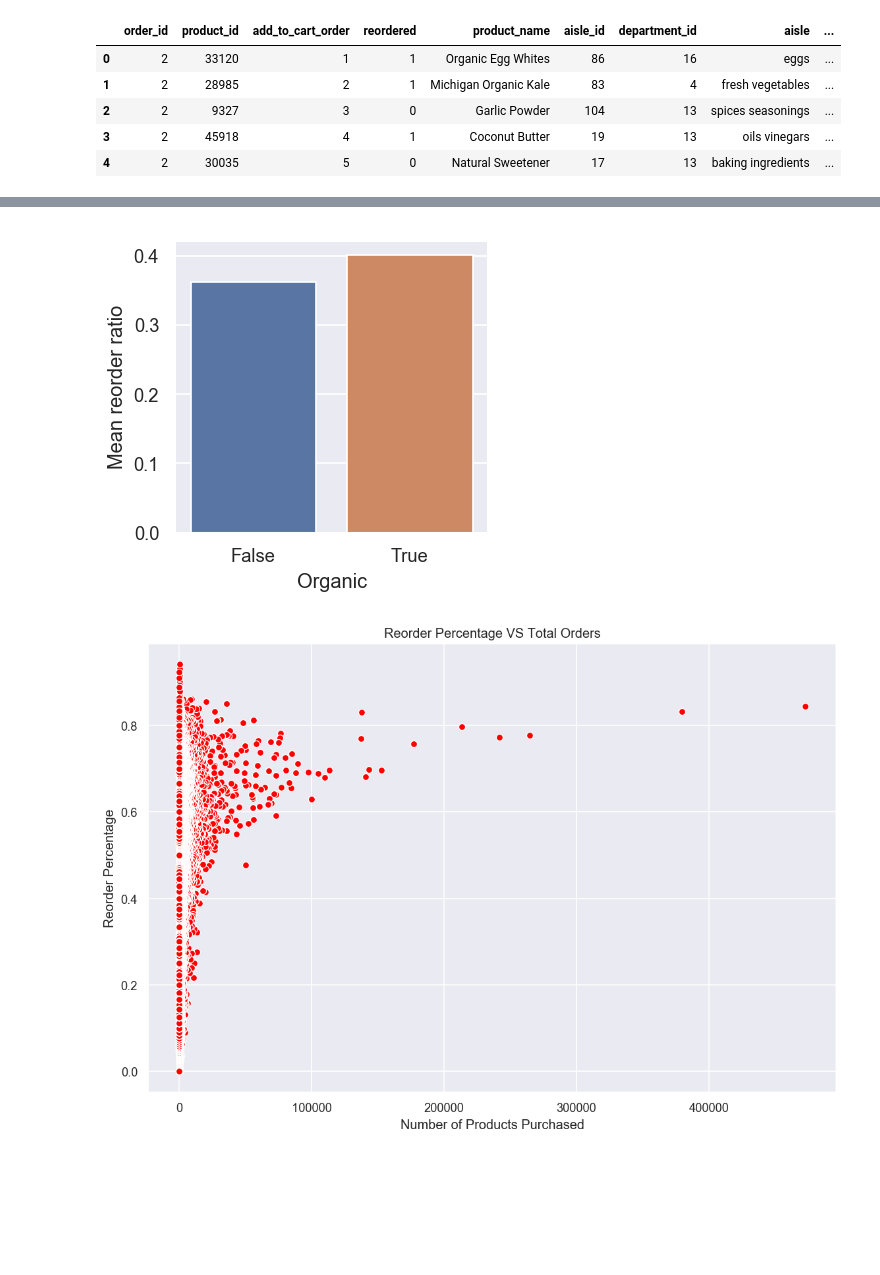
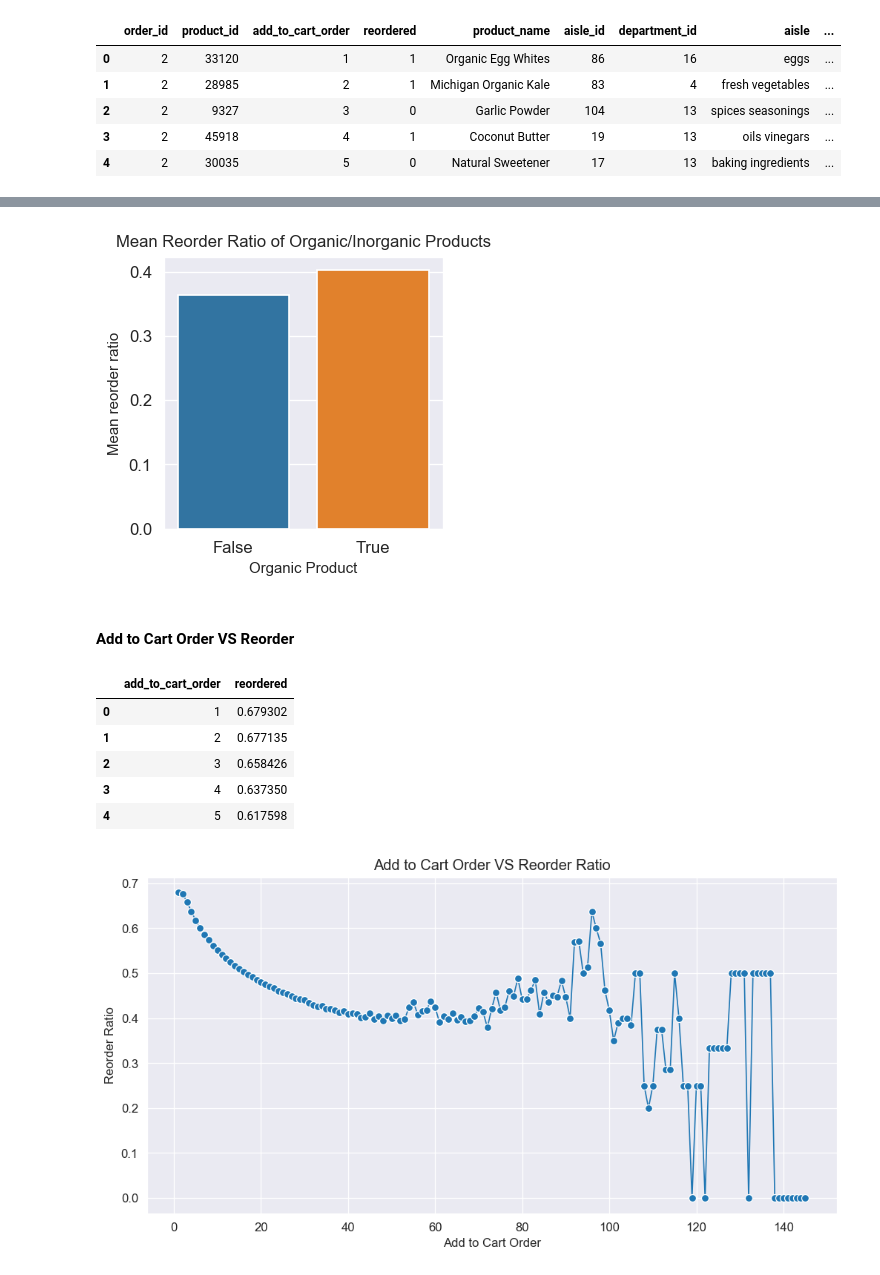
Before and after one commit to archd3sai/Instacart-Market-Basket-Analysis, a Jupyter notebook: Exploratory Data Analysis.ipynb, the cells around one changed output, grey strips where cells are left out. Saved outputs shown, nothing was run; the diff lists cells and outputs as text; code cells hidden in the pictures; blank space fills up the shorter version.

```diff
--- a/Exploratory Data Analysis.ipynb
+++ b/Exploratory Data Analysis.ipynb
@@ -86,0 +87,3 @@ order_products_train.head()
+# %%
+order_products = order_products_prior.append(order_products_train)
+order_products.shape
@@ -87,5 +92,6 @@ order_products_train.head()
 # %%
-order_products_prior = order_products_prior.merge(products, on ='product_id', how='left')
-order_products_prior = order_products_prior.merge(aisles, on ='aisle_id', how='left')
-order_products_prior = order_products_prior.merge(departments, on ='department_id', how='left')
-order_products_prior = order_products_prior.merge(orders, on='order_id', how='left')
+order_products = order_products.merge(products, on ='product_id', how='left')
+order_products = order_products.merge(aisles, on ='aisle_id', how='left')
+order_products = order_products.merge(departments, on ='department_id', how='left')
+order_products = order_products.merge(orders, on='order_id', how='left')
+order_products.shape
@@ -110,0 +189,2 @@ order_products_train = order_products_train.merge(orders, on='order_id', how='le
+# %%
+order_products = reduce_memory(order_products)
@@ -218,17 +340,32 @@ plt.show()
 # %%
-ax, fig = plt.subplots(figsize = (3,3))
-ax = sns.barplot(x = temp_df.groupby('Organic')['reorder_ratio'].mean().index, y = temp_df.groupby('Organic')['reorder_ratio'].mean().values)
-ax.set_xlabel("Organic")
-ax.set_ylabel("Mean reorder ratio")
+fig, ax = plt.subplots(figsize = (3,3))
+ax = sns.barplot(x = product_unique_users.groupby('Organic')['reorder_ratio'].mean().index, y = product_unique_users.groupby('Organic')['reorder_ratio'].mean().values)
+ax.set_xlabel("Organic Product", size = 9)
+ax.set_ylabel("Mean reorder ratio", size = 9)
+ax.set_title("Mean Reorder Ratio of Organic/Inorganic Products", size = 10)
+fig.savefig("Mean Reorder Ratio of Organic-Inorganic Products.png")
 plt.show()
 # %% [output]
-[figure, old version]
+[figure, new version]
+# %% [markdown]
+#### Add to Cart Order VS Reorder
+# %%
+temp_df = order_products.groupby('add_to_cart_order')['reordered'].mean().reset_index()
+temp_df.head()
+# %% [output]
+|  | add_to_cart_order | reordered |
+| 0 | 1 | 0.679302 |
+| 1 | 2 | 0.677135 |
+| 2 | 3 | 0.658426 |
+| 3 | 4 | 0.637350 |
+| 4 | 5 | 0.617598 |
 # %%
-ax, fig = plt.subplots(figsize=(10,7))
-ax = sns.scatterplot(x = temp_df.total, y = temp_df.reorder_ratio, color = "red")
-ax.set_xlabel("Number of Products Purchased")
-ax.set_ylabel("Reorder Percentage")
-ax.set_title("Reorder Percentage VS Total Orders")
+fig, ax = plt.subplots(figsize=(10,5))
+ax = sns.lineplot(x=temp_df.add_to_cart_order, y=temp_df.reordered, lw = 1, marker='o')
+ax.set_xlabel("Add to Cart Order")
+ax.set_ylabel("Reorder Ratio")
+ax.set_title("Add to Cart Order VS Reorder Ratio")
+fig.savefig("Add to Cart Order VS Reorder Ratio.png")
 plt.show()
 # %% [output]
-[figure, old version]
+[figure, new version]
```
Also changed, not shown: parts of 54 cells of this notebook.
